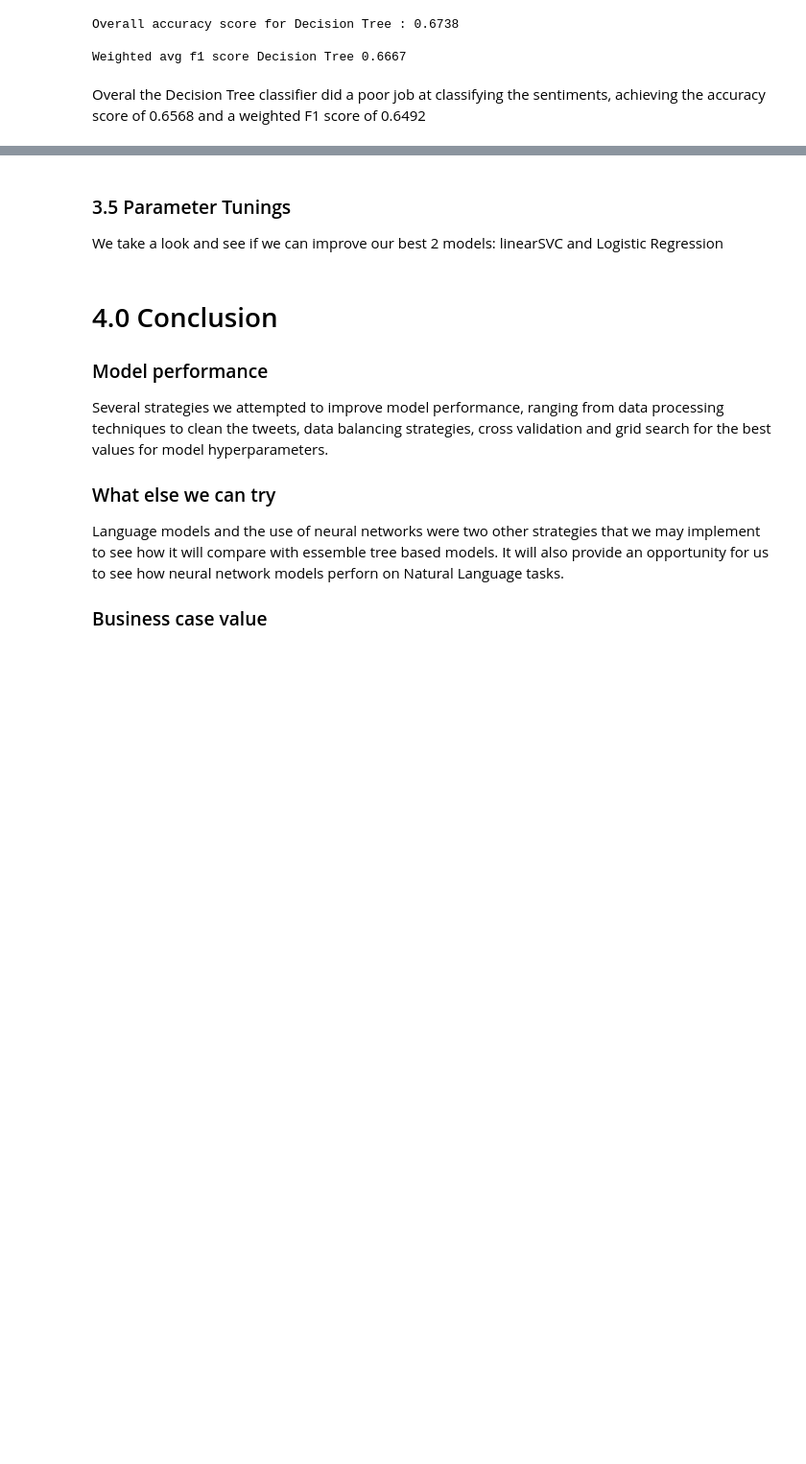
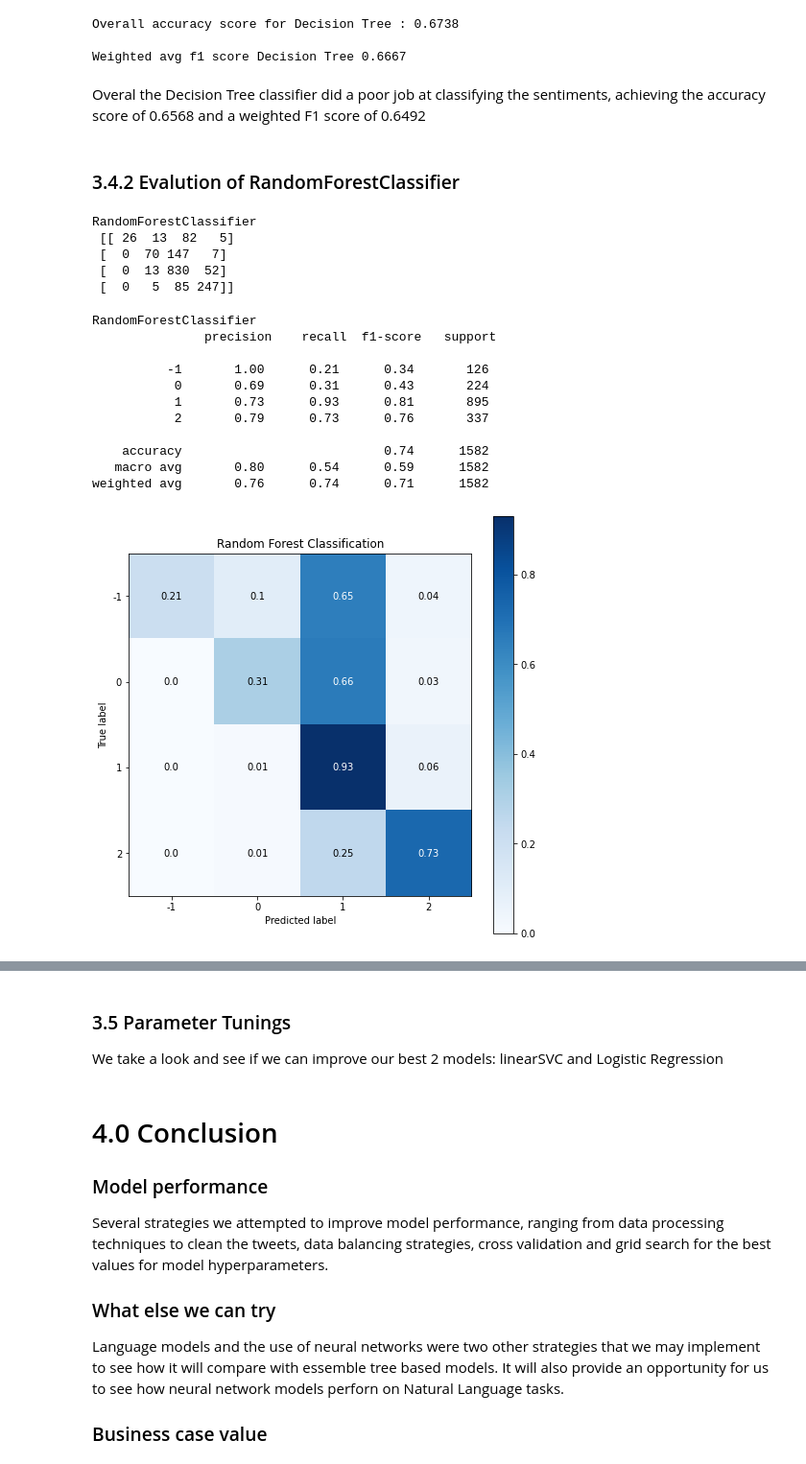
Before and after one commit to okonp07/Team-jm3-Advanced-Classification-Notebook, a Jupyter notebook: Global_warming-Climate_Change_Sentiment_Analysis_Team-jm-3_Base_Jupyter_file.ipynb, the cells around one changed output, grey strips where cells are left out. Shown: that part at 96% size. Drawn from its saved outputs; the diff is of its cells as text; code cells hidden in the pictures; blank space fills up the shorter version.

```diff
--- a/Global_warming-Climate_Change_Sentiment_Analysis_Team-jm-3_Base_Jupyter_file.ipynb
+++ b/Global_warming-Climate_Change_Sentiment_Analysis_Team-jm-3_Base_Jupyter_file.ipynb
@@ -1316,3 +1316,31 @@ Overall accuracy score for Decision Tree : 0.6738
 Weighted avg f1 score Decision Tree 0.6667
 # %% [markdown]
 Overal the Decision Tree classifier did a poor job at classifying the sentiments, achieving the accuracy score of 0.6568 and a weighted F1 score of 0.6492
+# %% [markdown]
+### 3.4.2 Evalution of RandomForestClassifier
+# %%
+print('\nRandomForestClassifier\n', confusion_matrix(y_val, rfc_prediction))
+# %% [output]
+RandomForestClassifier
+ [[ 26  13  82   5]
+ [  0  70 147   7]
+ [  0  13 830  52]
+ [  0   5  85 247]]
+# %%
+print('\nRandomForestClassifier\n', classification_report(y_val, rfc_prediction))
+plot_confusion_matrix(y_val, rfc_prediction, normalize=True,figsize=(8,8),cmap='Blues')
+plt.title('Random Forest Classification')
+plt.show()
+# %% [output]
+RandomForestClassifier
+               precision    recall  f1-score   support
+
+          -1       1.00      0.21      0.34       126
+           0       0.69      0.31      0.43       224
+           1       0.73      0.93      0.81       895
+           2       0.79      0.73      0.76       337
+
+    accuracy                           0.74      1582
+   macro avg       0.80      0.54      0.59      1582
+weighted avg       0.76      0.74      0.71      1582
+[figure, added]
```
Also changed, not shown: parts of 11 cells of this notebook.
